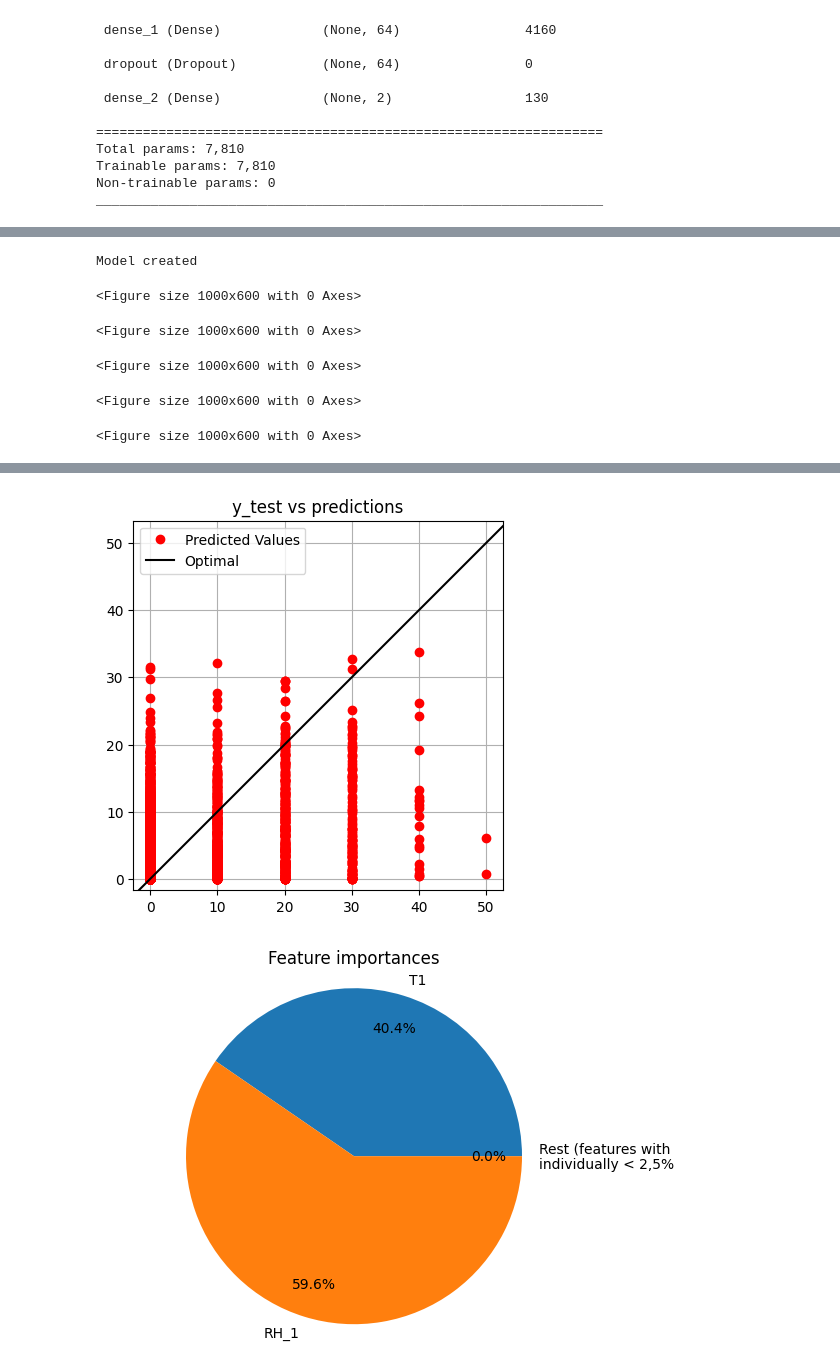
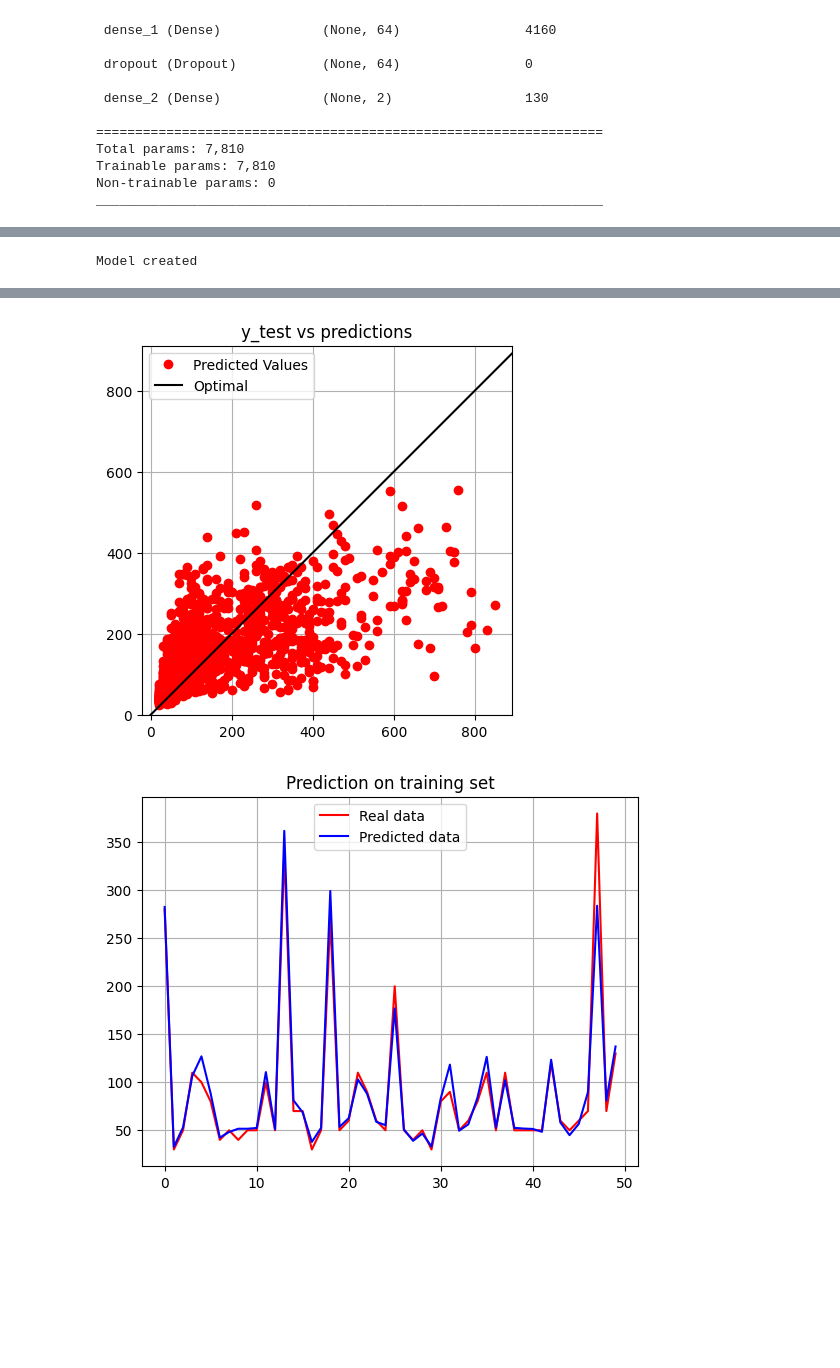
Before and after one commit to jan-of-us/OOP_22_AI_NN, a Jupyter notebook: Implementation_Examples.ipynb, the cells around one changed output, grey strips where cells are left out. Drawn from its saved outputs; the diff is of its cells as text; code cells hidden in the pictures; blank space fills up the shorter version.

```diff
--- a/Implementation_Examples.ipynb
+++ b/Implementation_Examples.ipynb
@@ -131,10 +87,6 @@ array([0, 1], dtype=int64)
 # %%
-import pandas as pd
-from AI_Regression.Regression_Data import Regression_Data
-from AI_Regression.RF_Regression import RF_Regression
-reg_data = pd.read_csv("Data/energydata_complete.csv", parse_dates=["date"])
-reg_data = reg_data.drop(columns=["date"])
+reg_data = pd.read_csv("Data/energydata_complete.csv")
 
-rf_reg_obj = Regression_Data(data=reg_data, x_labels=["T1", "RH_1"], y_label="lights", n_values=50, trees=100, scale=True)
+rf_reg_obj = Regression_Data(data=reg_data, y_label="Appliances", n_values=50, trees=100, scale=True)
 reg_forest = RF_Regression(rf_reg_obj)
 # %% [output]
@@ -146,6 +94 @@ See the caveats in the documentation: https://pandas.pydata.org/pandas-docs/stab
 Model created
-<Figure size 1000x600 with 0 Axes>
-<Figure size 1000x600 with 0 Axes>
-<Figure size 1000x600 with 0 Axes>
-<Figure size 1000x600 with 0 Axes>
-<Figure size 1000x600 with 0 Axes>
@@ -153,2 +96,2 @@ Model created
-[figure, old version]
+[figure, new version]
-[figure, old version]
+[figure, new version]
```
Also changed, not shown: parts of 56 cells of this notebook.
